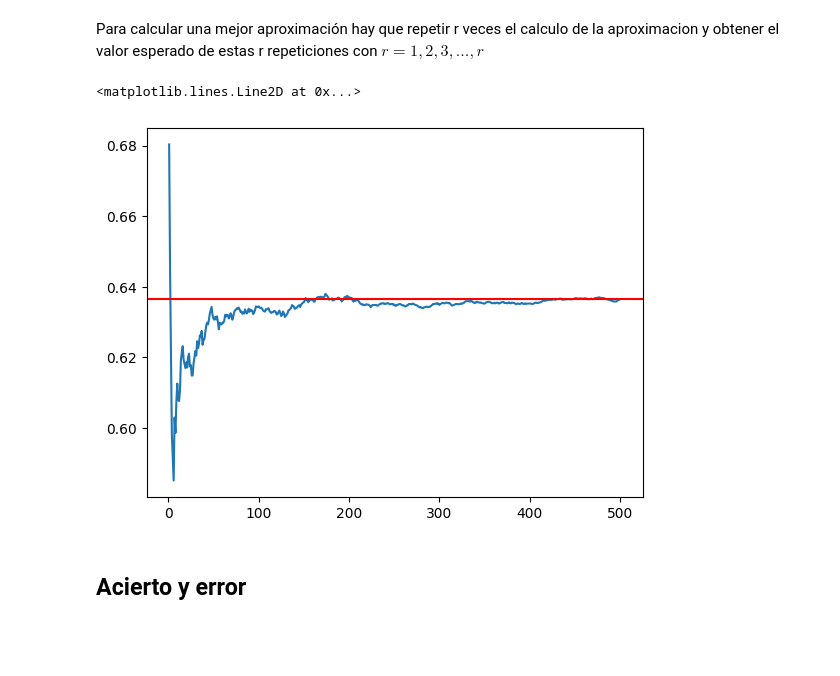
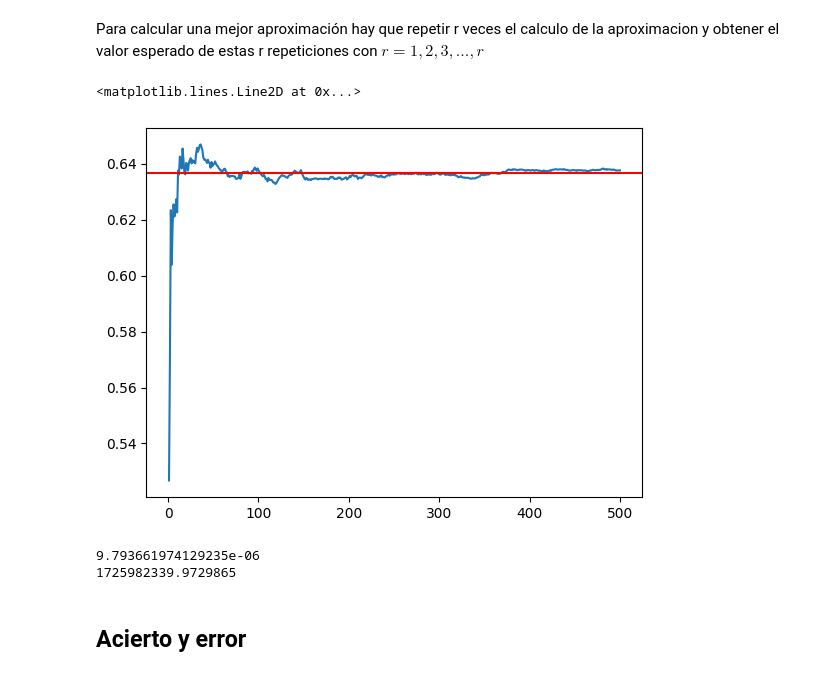
Before and after one commit to Wenypb/Simulacion, a Jupyter notebook: Montecarlo.ipynb, the cells around one changed output. Saved outputs shown, nothing was run; the diff lists cells and outputs as text; code cells hidden in the pictures; blank space fills up the shorter version.

```diff
--- a/Montecarlo.ipynb
+++ b/Montecarlo.ipynb
@@ -109,31 +110,38 @@ Para calcular una mejor aproximación hay que repetir r veces el calculo de la a
 # %%
 # suma -> Variable que guarda la suma de los valores de la aproximacion en cada repetición
 suma=0
 # repeticiones -> Lista que guarda el número de repeticiones
 repeticiones=[]
 # promedios -> Lista que guarda los promedios para cada repetición
 promedios=[]
 # Ciclo que realiza las r repeticiones
 for i in range(500):
   # n -> Numeros aleatorios a generar en cada repetición
-  n= 30
+  n= 50
   # Uso de la funcion Aproximacion con el método media muestral
   aproximacion=Aproximacion_Media_Muestral(n)
   # Se suma la nueva aproximacion calculada
   suma=suma+aproximacion
   # Se calcula el promedio
   promedio=suma/(i+1)
   # Se agrega a la lista de repeticiones la repeticion que se hace al momento
   repeticiones.append(i+1)
   # Se agrega a la lista de promedios el rpomedio obtenido
   promedios.append(promedio)
 # Grafica de los resultados con repeticiones en el eje x y promedios en el eje y
 plt.plot(repeticiones,promedios)
 # Se traza la linea del valor real de la integral
 plt.axhline(2/np.pi,color="red")
 # %% [output]
 <matplotlib.lines.Line2D at 0x...>
-[figure, old version]
+[figure, new version]
+# %%
+var1=np.var(promedios)
+print(var1)
+print(time.time())
+# %% [output]
+9.793661974129235e-06
+1725982339.9729865
 # %% [markdown]
 ## **Acierto y error**
 # %% [markdown]
```
Also changed, not shown: parts of 9 cells of this notebook.
